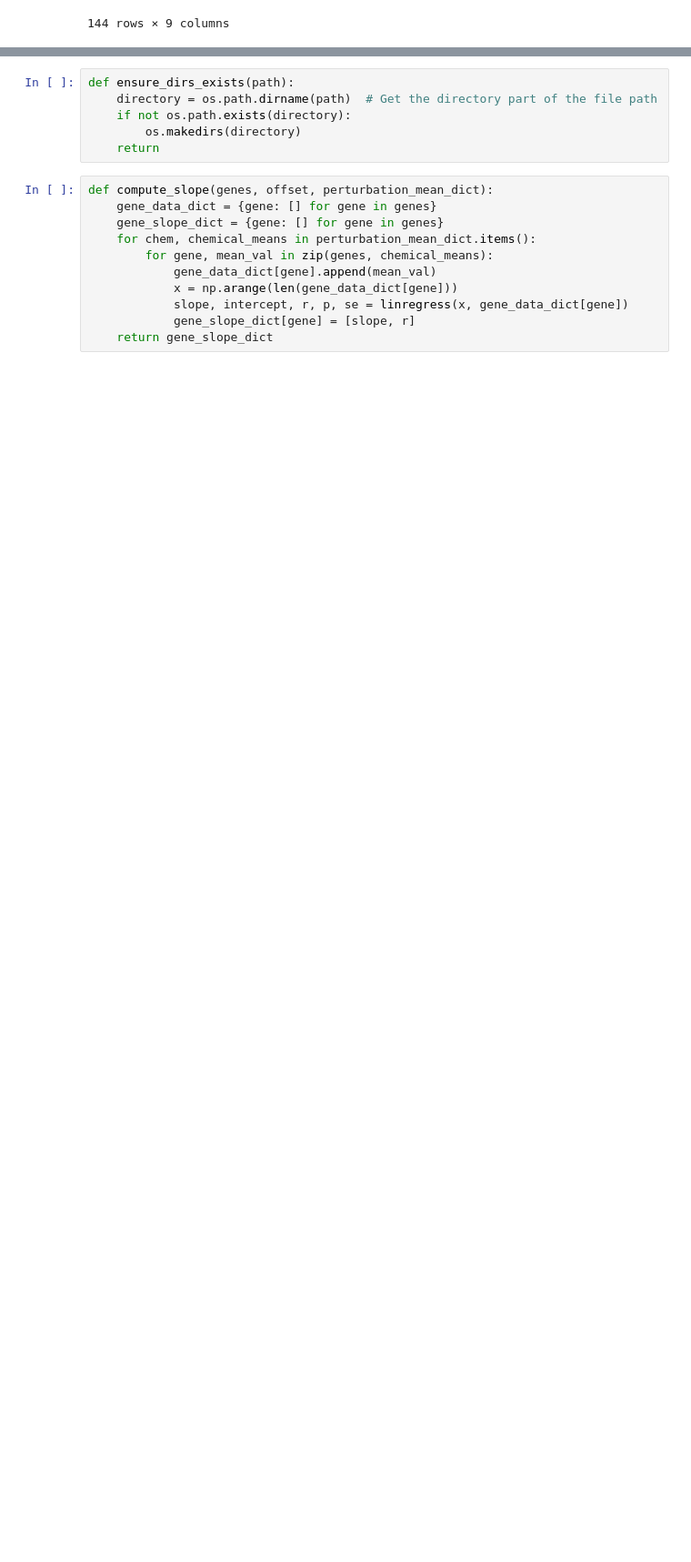
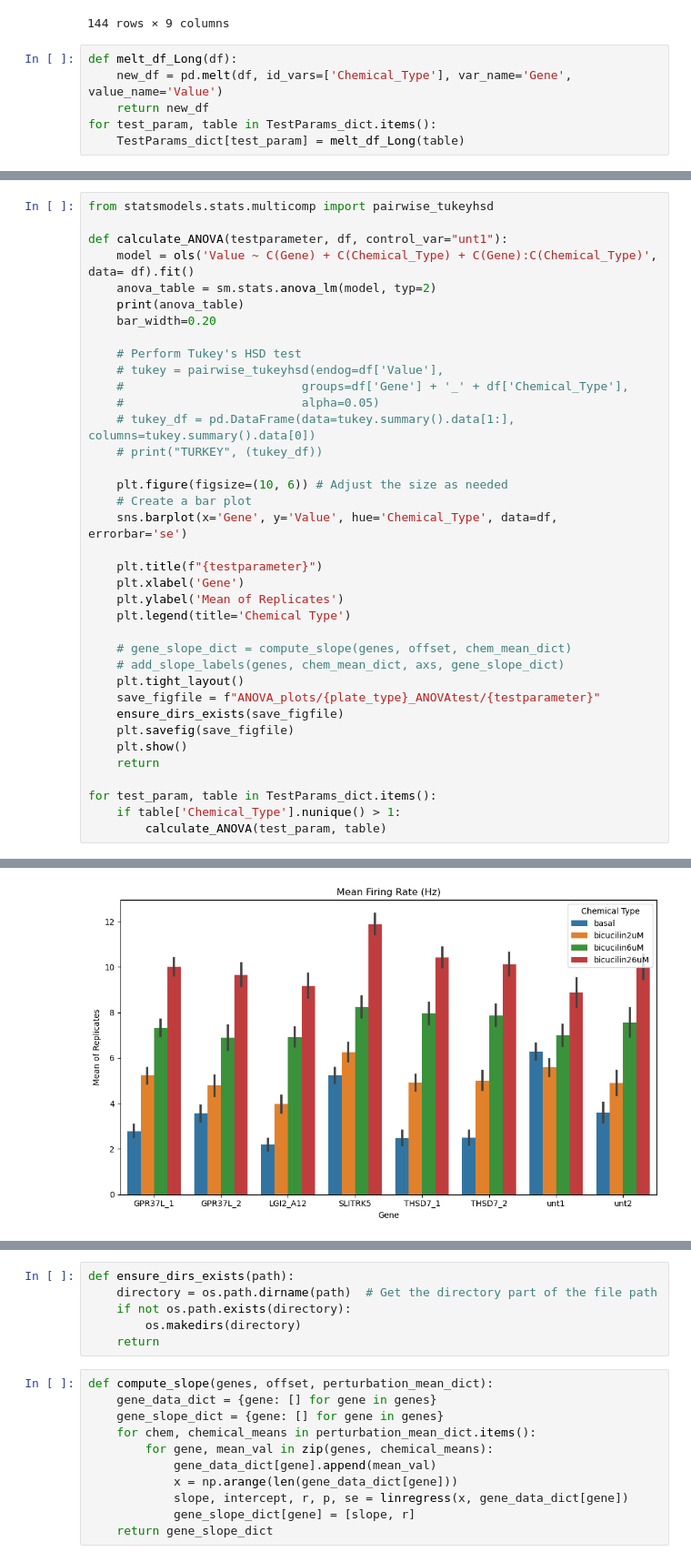
Before and after one commit to poojaparameswaran99/MEA_analysis, a Jupyter notebook: two_way_ANOVA_test.ipynb, the cells around one changed output, grey strips where cells are left out. Shown: that part at 91% size. Drawn from its saved outputs; the diff is of its cells as text; blank space fills up the shorter version.

Commit message:
two way ANOVA test

```diff
--- a/two_way_ANOVA_test.ipynb
+++ b/two_way_ANOVA_test.ipynb
@@ -230,3 +230,9 @@ TestParams_dict['Network Burst Duration - Avg (sec)']
 | Replicate35 | 0.696169 | 0.798667 | 1.071426 | 0.399331 | 0.715442 | 0.735235 | 0.415511 | 0.533906 | bicucilin26uM |
 | Replicate36 | 0.407262 | 0.440134 | 0.785581 | 0.489812 | 0.591176 | 0.524381 | 0.382195 | 0.673141 | bicucilin26uM |
 144 rows × 9 columns
+# %%
+def melt_df_Long(df):
+    new_df = pd.melt(df, id_vars=['Chemical_Type'], var_name='Gene', value_name='Value')
+    return new_df
+for test_param, table in TestParams_dict.items():
+    TestParams_dict[test_param] = melt_df_Long(table)
@@ -232,0 +255,38 @@ TestParams_dict['Network Burst Duration - Avg (sec)']
+# %%
+from statsmodels.stats.multicomp import pairwise_tukeyhsd
+
+def calculate_ANOVA(testparameter, df, control_var="unt1"):
+    model = ols('Value ~ C(Gene) + C(Chemical_Type) + C(Gene):C(Chemical_Type)', data= df).fit()
+    anova_table = sm.stats.anova_lm(model, typ=2)
+    print(anova_table)
+    bar_width=0.20
+
+    # Perform Tukey's HSD test
+    # tukey = pairwise_tukeyhsd(endog=df['Value'],
+    #                         groups=df['Gene'] + '_' + df['Chemical_Type'],
+    #                         alpha=0.05)
+    # tukey_df = pd.DataFrame(data=tukey.summary().data[1:], columns=tukey.summary().data[0])
+    # print("TURKEY", (tukey_df))
+
+    plt.figure(figsize=(10, 6)) # Adjust the size as needed
+    # Create a bar plot
+    sns.barplot(x='Gene', y='Value', hue='Chemical_Type', data=df, errorbar='se')
+
+    plt.title(f"{testparameter}")
+    plt.xlabel('Gene')
+    plt.ylabel('Mean of Replicates')
+    plt.legend(title='Chemical Type')
+
+    # gene_slope_dict = compute_slope(genes, offset, chem_mean_dict)
+    # add_slope_labels(genes, chem_mean_dict, axs, gene_slope_dict)
+    plt.tight_layout()
+    save_figfile = f"ANOVA_plots/{plate_type}_ANOVAtest/{testparameter}"
+    ensure_dirs_exists(save_figfile)
+    plt.savefig(save_figfile)
+    plt.show()
+    return
+
+for test_param, table in TestParams_dict.items():
+    if table['Chemical_Type'].nunique() > 1:
+        calculate_ANOVA(test_param, table)
+# %% [output]
@@ -232,0 +298 @@ TestParams_dict['Network Burst Duration - Avg (sec)']
+[figure, added]
```
Also changed, not shown: parts of 4 cells of this notebook.
